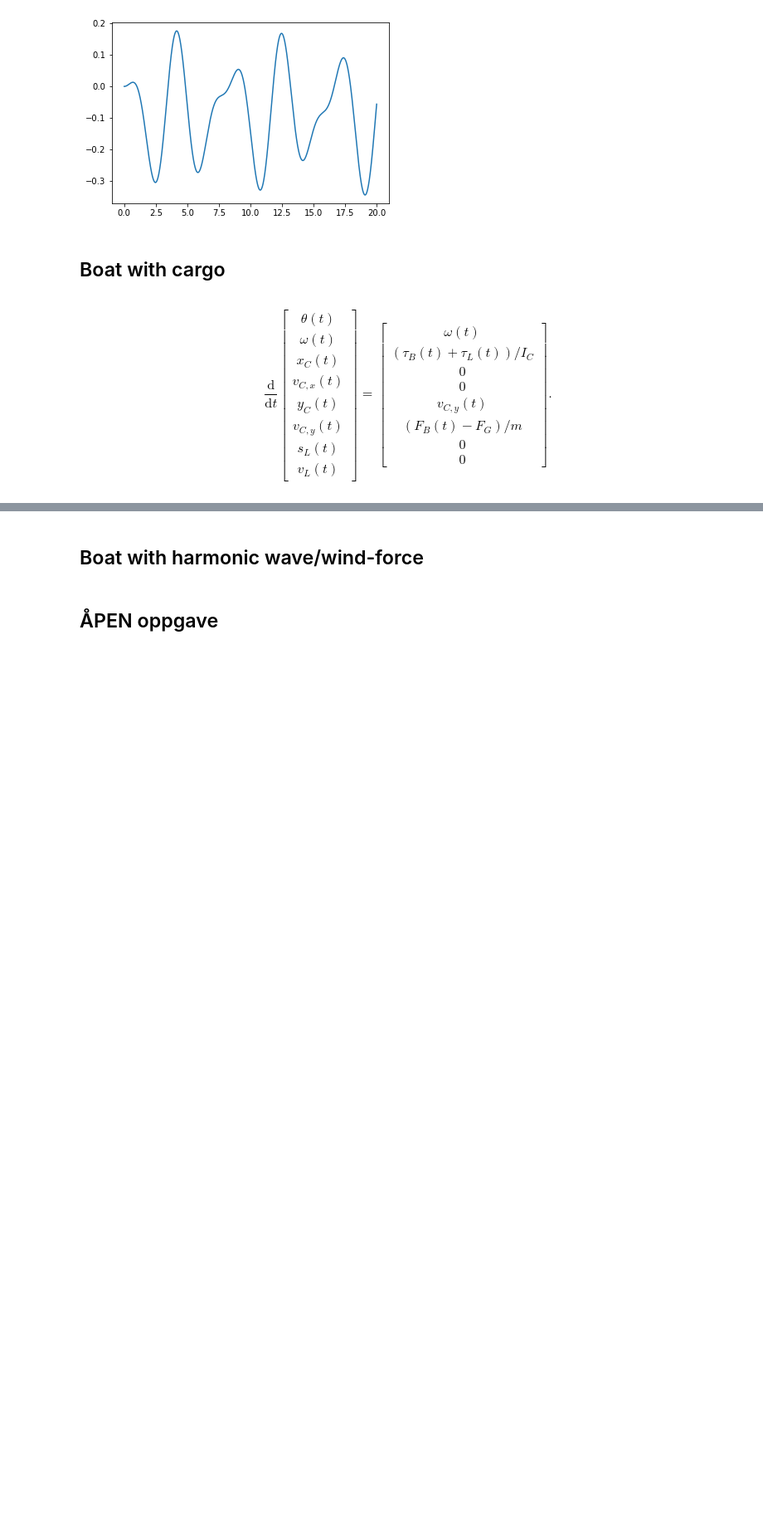
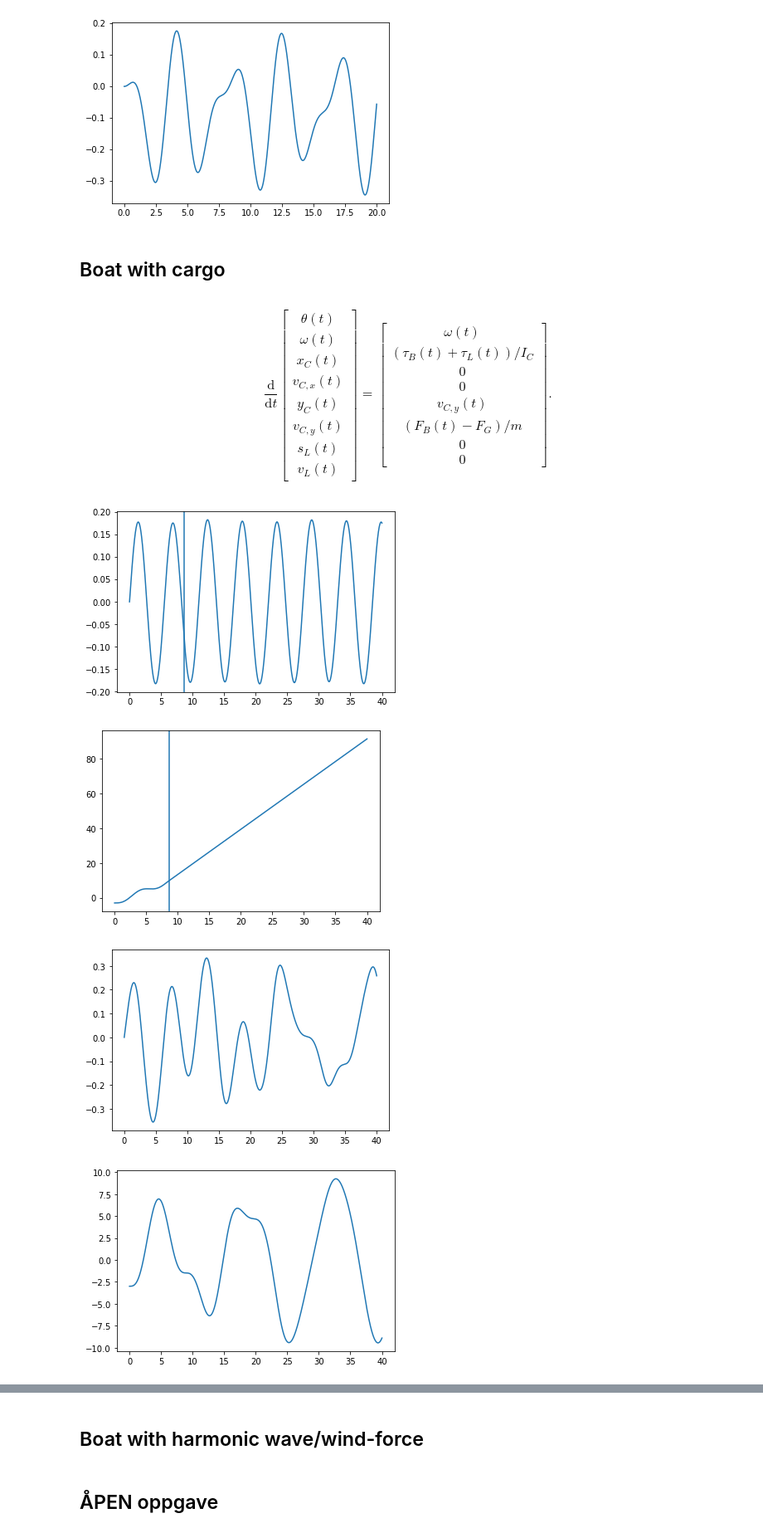
Before and after one commit to Trond01/TMA4320_prosjekt_2, a Jupyter notebook: prosjekt2.ipynb, the cells around one changed output, grey strips where cells are left out. Shown at 83% size. Cells and saved outputs as stored; diff of their text form; code cells hidden in the pictures; blank space fills up the shorter version.

Commit message:
Gjort ferdig funksjoner og førsteutkast for plot med last

```diff
--- a/prosjekt2.ipynb
+++ b/prosjekt2.ipynb
@@ -302,8 +302,8 @@ $$
 \vec \tau (\theta, s_L) = - m_L g \cos{\theta} s_L \hat z
 $$
 # %%
-def find_tau_L(theta, s_L)
-    return -m_L*g*cos(theta)*s_L
+def find_tau_L(theta, s_L):
+    return -m_L*g*np.cos(theta)*s_L
 # %% [markdown]
 **Capsizing thr boat**
 
@@ -843,2 +877,73 @@ def f_cargo_with_fence(t, w):
 # %%
-#
+def find_cargo_offboard(s_L):
+    #returns: index of which cargo falls off board, zero if cargo stays on board the whole time
+
+    for i in range(len(s_L)):
+        if abs(s_L[i]) > R:
+            return i
+    return 0
+
+t_end = 40
+w0 = [0, 0.2, 0, 0, 0, 0, -3, 0]
+h = 0.01
+
+m_L = 0.001*m
+t_vals, w_vals = ode_solver(f_cargo_without_fence, t0, t_end, w0, h, method=RK4_method)
+theta = np.transpose(w_vals)[0]
+s_L = np.transpose(w_vals)[6]
+cargo_offboard = find_cargo_offboard(s_L)
+
+#animate_boat(t_vals[::10], theta[::10], xC[::10], yC[::10], gjerde = True, vis_akse_verdier = False)
+
+plt.plot(t_vals, theta)
+if (cargo_offboard != 0):
+    plt.axvline(t_vals[cargo_offboard])
+plt.show()
+plt.plot(t_vals, s_L)
+if (cargo_offboard != 0):
+    plt.axvline(t_vals[cargo_offboard])
+plt.show()
+
+m_L =0.08*m
+t_vals, w_vals = ode_solver(f_cargo_without_fence, t0, t_end, w0, h, method=RK4_method)
+theta = np.transpose(w_vals)[0]
+s_L = np.transpose(w_vals)[6]
+cargo_offboard = find_cargo_offboard(s_L)
+#animate_boat(t_vals[::10], theta[::10], xC[::10], yC[::10], gjerde = True, vis_akse_verdier = False)
+
+plt.plot(t_vals, theta)
+if (cargo_offboard != 0):
+    plt.axvline(t_vals[cargo_offboard])
+plt.show()
+plt.plot(t_vals, s_L)
+if (cargo_offboard != 0):
+    plt.axvline(t_vals[cargo_offboard])
+plt.show()
+
+
+m_L = 0.001*m
+t_vals, w_vals = ode_solver(f_cargo_with_fence, t0, t_end, w0, h, method=RK4_method)
+theta = np.transpose(w_vals)[0]
+s_L = np.transpose(w_vals)[6]
+#animate_boat(t_vals[::10], theta[::10], xC[::10], yC[::10], gjerde = True, vis_akse_verdier = False)
+
+plt.plot(t_vals, theta)
+plt.show()
+plt.plot(t_vals, s_L)
+plt.show()
+
+m_L =0.08*m
+t_vals, w_vals = ode_solver(f_cargo_with_fence, t0, t_end, w0, h, method=RK4_method)
+theta = np.transpose(w_vals)[0]
+s_L = np.transpose(w_vals)[6]
+#animate_boat(t_vals[::10], theta[::10], xC[::10], yC[::10], gjerde = True, vis_akse_verdier = False)
+
+plt.plot(t_vals, theta)
+plt.show()
+plt.plot(t_vals, s_L)
+plt.show()
+# %% [output]
+[figure, added]
+[figure, added]
+[figure, added]
+[figure, added]
```
Also changed, not shown: parts of 3 cells of this notebook, 7 other files.
